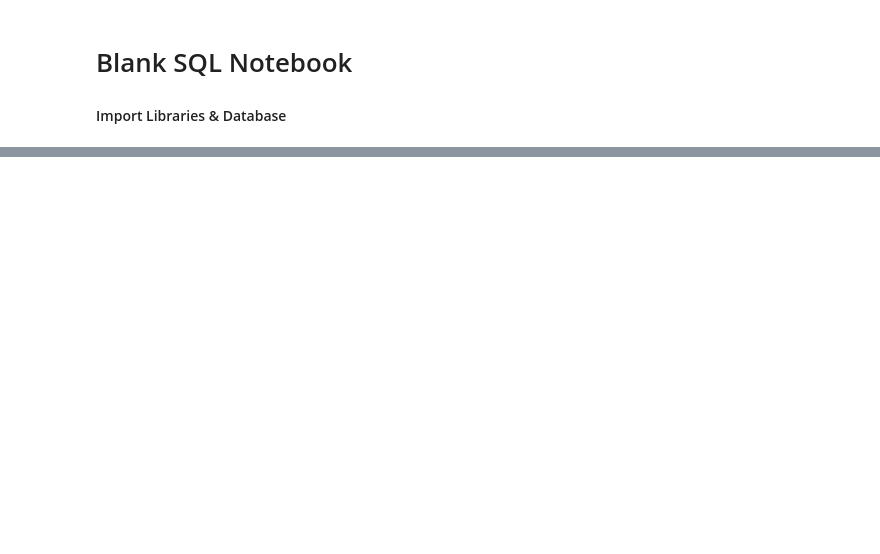
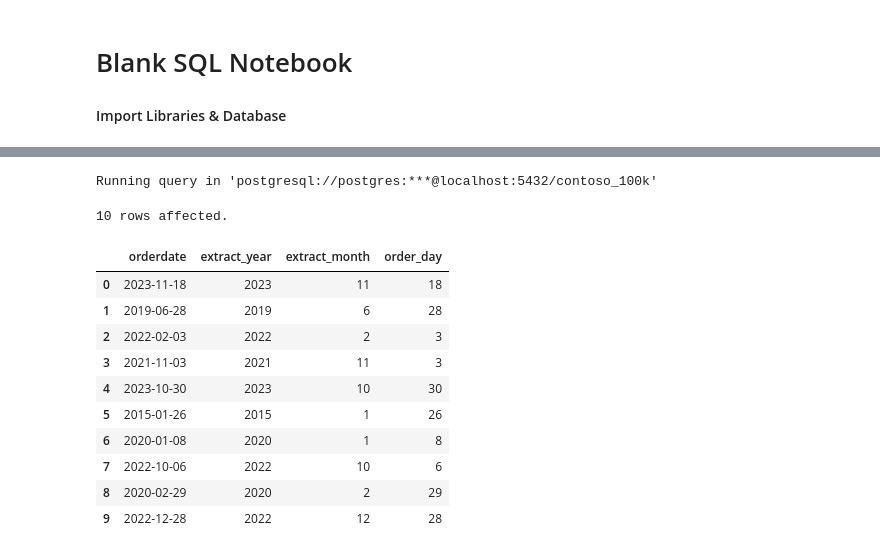
Before and after one commit to muva8496/The-Great-Thing, a Jupyter notebook: Resources/Blank_SQL_Notebook.ipynb, the cells around one changed output, grey strips where cells are left out. Drawn from its saved outputs; the diff is of its cells as text; code cells hidden in the pictures; blank space fills up the shorter version.

```diff
--- a/Resources/Blank_SQL_Notebook.ipynb
+++ b/Resources/Blank_SQL_Notebook.ipynb
@@ -60,3 +86,29 @@ Connecting and switching to connection 'postgresql://postgres:***@localhost:5432
+# %%
+%%sql
+
+SELECT
+    orderdate,
+    EXTRACT(YEAR FROM orderdate) AS extract_year,
+    EXTRACT(MONTH FROM orderdate) AS extract_month,
+    EXTRACT(DAY FROM orderdate) AS order_day
+FROM
+  sales
+ORDER BY RANDOM()
+LIMIT 10
+# %% [output]
+Running query in 'postgresql://postgres:***@localhost:5432/contoso_100k'
+10 rows affected.
+|  | orderdate | extract_year | extract_month | order_day |
+| 0 | 2023-11-18 | 2023 | 11 | 18 |
+| 1 | 2019-06-28 | 2019 | 6 | 28 |
+| 2 | 2022-02-03 | 2022 | 2 | 3 |
+| 3 | 2021-11-03 | 2021 | 11 | 3 |
+| 4 | 2023-10-30 | 2023 | 10 | 30 |
+| 5 | 2015-01-26 | 2015 | 1 | 26 |
+| 6 | 2020-01-08 | 2020 | 1 | 8 |
+| 7 | 2022-10-06 | 2022 | 10 | 6 |
+| 8 | 2020-02-29 | 2020 | 2 | 29 |
+| 9 | 2022-12-28 | 2022 | 12 | 28 |
 # %%
 %%sql
 
```
Also changed, not shown: parts of 4 cells of this notebook.
